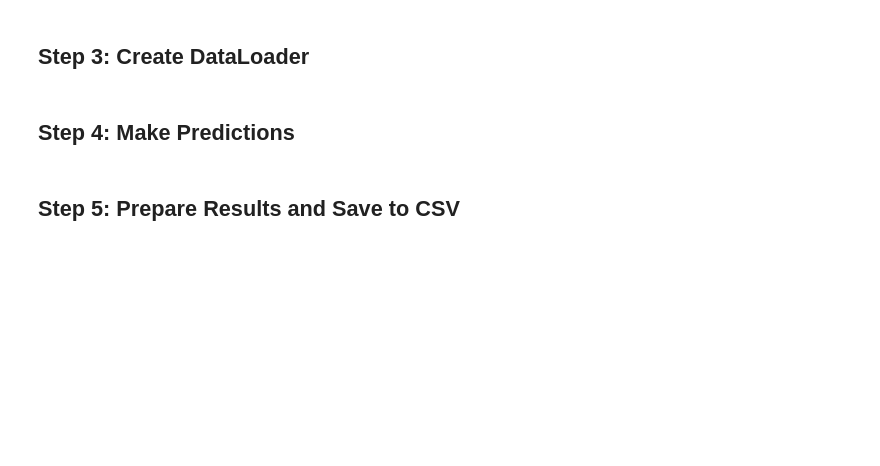
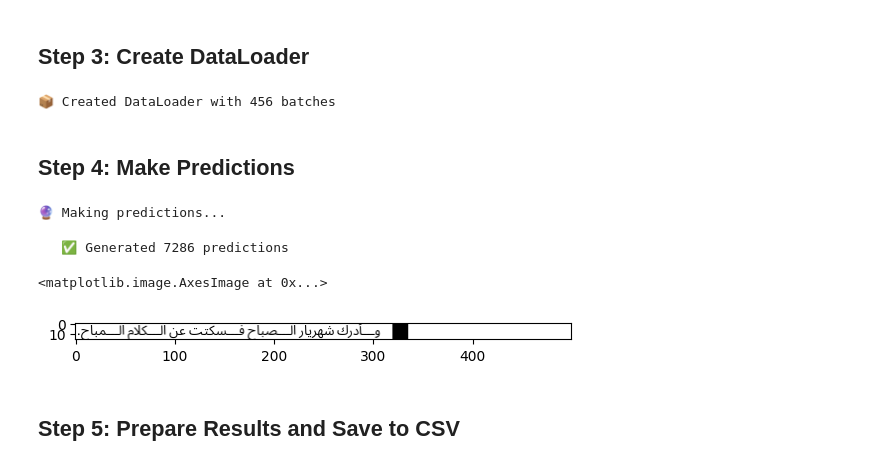
Before and after one commit to bensapirstein/pixel, a Jupyter notebook: notebooks/predict_results.ipynb, the cells around one changed output. Saved outputs shown, nothing was run; the diff lists cells and outputs as text; code cells hidden in the pictures; blank space fills up the shorter version.

Commit message:
predict results

```diff
--- a/notebooks/predict_results.ipynb
+++ b/notebooks/predict_results.ipynb
@@ -41,11 +43,13 @@ print("✅ All imports successful!")
 # Configuration
 CONFIG = {
     # Model settings
-    "model_path": "bensapir/pixel-barec-pretrain",  # Change to your model path
+    # "model_path": "bensapir/barec-base-finetune-sent",  # Change to your model path
+    "model_path": "bensapir/pixel-base-finetune-d3tok-tatweel-sent",  # Change to your model path
     "renderer_path": "Team-PIXEL/pixel-base",  # Base renderer
 
     # Data settings
-    "dataset_name": "CAMeL-Lab/BAREC-Shared-Task-2025-sent",  # Sentence-level dataset
+    # "dataset_name": "CAMeL-Lab/BAREC-Shared-Task-2025-sent",  # Sentence-level dataset
+    "dataset_name": "bensapir/BAREC-Shared-Task-2025-sent-morphological",  # Sentence-level dataset
     "split": "test",  # Test split
     "max_seq_length": 256,
     "num_labels": 19,
@@ -58,8 +62,9 @@ CONFIG = {
     "output_csv": "barec_test_predictions.csv",
     "task_type": "Sent",  # "Sent" for sentence-level
 
-    # Evaluation script path
-    "eval_script_path": "/Users/bensa/Projects/COMPUTATIONAL_LINGUISTICS/barec-shared-task-2025/scripts/eval.py"
+    "morphology": True,  # Enable morphology
+    "replacement_char": "ـ",  # Character to replace morphological tokens
+    "char_count": 3,  # Number of characters to replace
 }
 
 print(f"🔧 Configuration:")
@@ -122,7 +165,10 @@ def load_test_dataset(config: Dict, renderer) -> BARECDataset:
         modality=Modality.IMAGE,
         max_seq_length=config["max_seq_length"],
         split=config["split"],
-        transforms=transforms
+        transforms=transforms,
+        morphology=config.get("morphology", False),  # Optional morphology flag
+        replacement_char=config.get("replacement_char", None),  # Optional replacement character
+        char_count=config.get("char_count", 1),  # Optional character count
     )
 
     print(f"   ✅ Loaded {len(dataset)} test examples")
@@ -169,6 +236,8 @@ def create_test_dataloader(dataset: BARECDataset, config: Dict) -> DataLoader:
 
 # Create dataloader
 test_dataloader = create_test_dataloader(test_dataset, CONFIG)
+# %% [output]
+📦 Created DataLoader with 456 batches
 # %% [markdown]
 ## Step 4: Make Predictions
 # %%
@@ -217,6 +286,25 @@ def make_predictions(model, dataloader, device: str) -> tuple:
 
 # Make predictions
 predictions, probabilities, true_labels = make_predictions(model, test_dataloader, CONFIG["device"])
+# %% [output]
+🔮 Making predictions...
+   ✅ Generated 7286 predictions
+# %%
+# Take the last input batch for visualization
+with torch.no_grad():
+        # take the last input, at the end of the loop
+        batch = test_dataloader.dataset[-1]  # Get the last item from the dataset
+        # Move batch to device
+        input_batch = {
+            'pixel_values': batch['pixel_values'].to(CONFIG["device"]),
+            'attention_mask': batch['attention_mask'].to(CONFIG["device"])
+        }
+# %%
+import matplotlib.pyplot as plt
+plt.imshow(input_batch["pixel_values"][0,:,:500].cpu().numpy(), cmap='gray')
+# %% [output]
+<matplotlib.image.AxesImage at 0x...>
+[figure, added]
 # %% [markdown]
 ## Step 5: Prepare Results and Save to CSV
 # %%
```
Also changed, not shown: parts of 8 cells of this notebook.
